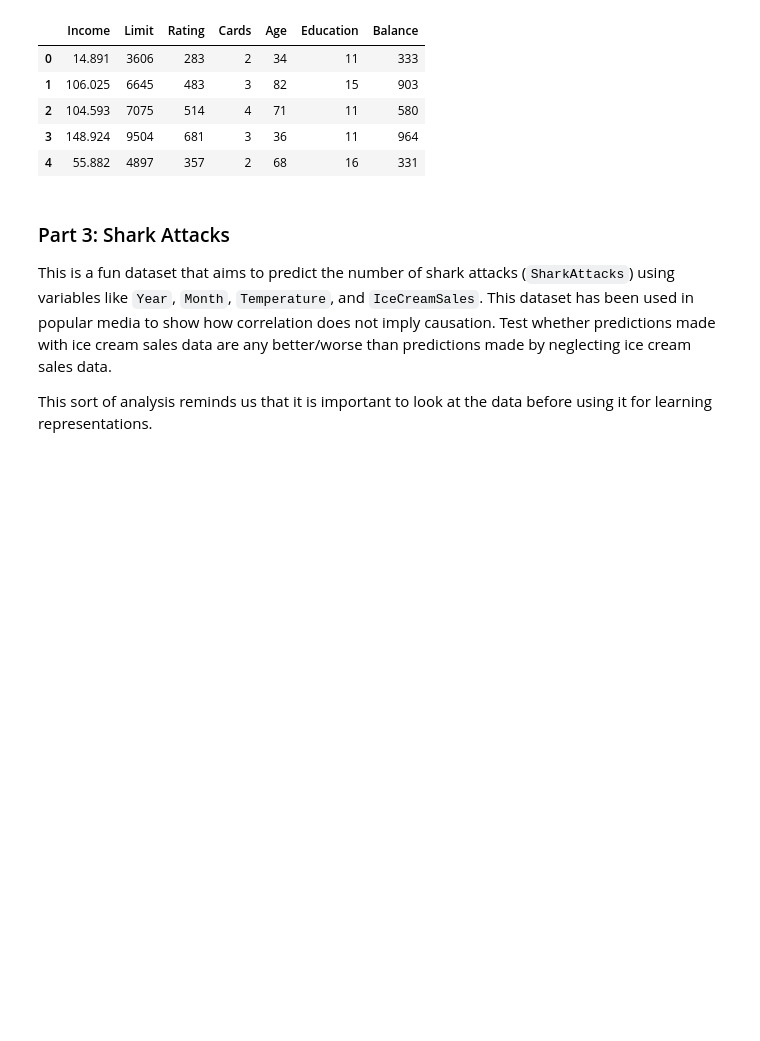
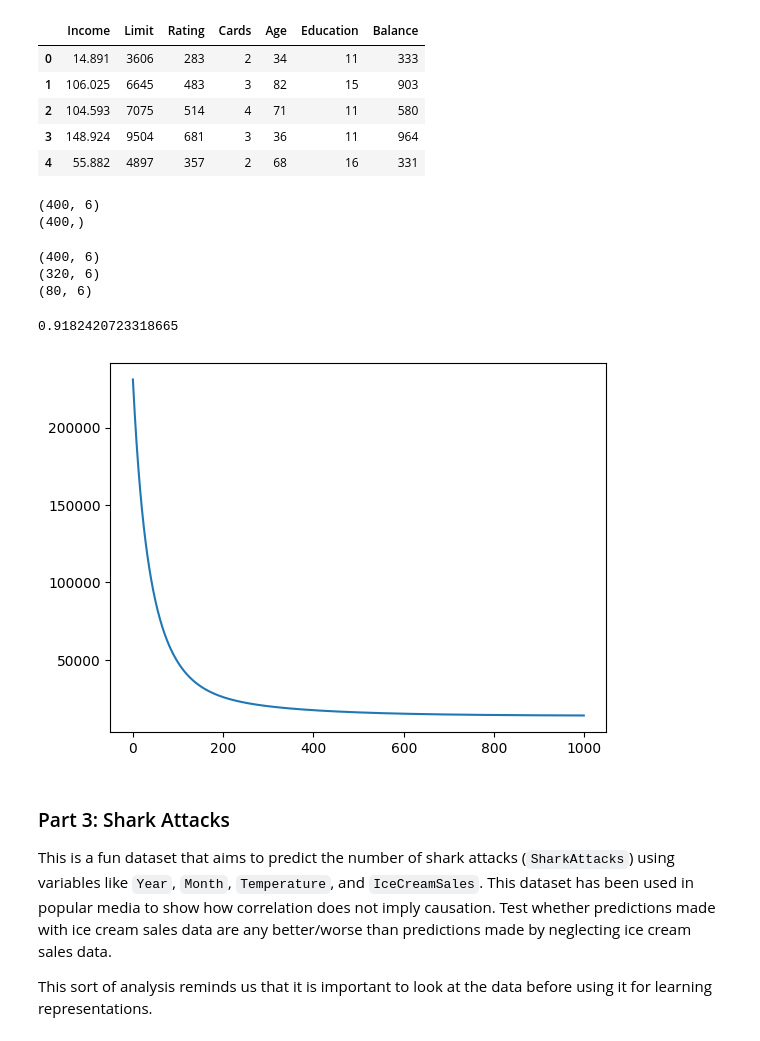
Before and after one commit to oops-moment/SMAI-SEM6, a Jupyter notebook: rollnumber_A1/rollnumber_A1_Q3/Q3.ipynb, the cells around one changed output. Cells and saved outputs as stored; diff of their text form; code cells hidden in the pictures; blank space fills up the shorter version.

```diff
--- a/rollnumber_A1/rollnumber_A1_Q3/Q3.ipynb
+++ b/rollnumber_A1/rollnumber_A1_Q3/Q3.ipynb
@@ -316,3 +351,35 @@ credit.head()
+# %%
+df = pd.read_csv('credit.csv')
+x= df.iloc[:, :-1].values
+y= df.iloc[:, -1].values
+print(x.shape)
+print(y.shape)
+# %% [output]
+(400, 6)
+(400,)
+# %%
+from sklearn.preprocessing import StandardScaler
+sc = StandardScaler()
+x = sc.fit_transform(x)
+print(x.shape)
+Xtrain, Xtest, ytrain, ytest = train_test_split(x, y, test_size=0.2, random_state=1234)
+print(Xtrain.shape)
+print(Xtest.shape)
+# %% [output]
+(400, 6)
+(320, 6)
+(80, 6)
+# %%
+model = MultipleLinearRegression( learning_rate = 0.01, iterations = 2000 )
+w,b,c= model.GradientDescent(Xtrain,ytrain,np.zeros(Xtrain.shape[1]),0,0.01,1000)
+plt.plot(c)
+y_pred = model.Predict(Xtest,w,b)
+# get the accuracy
+r2 = model.r2score(y_pred, ytest)
+print(r2)
+# %% [output]
+0.9182420723318665
+[figure, added]
 # %% [markdown]
 ### Part 3: Shark Attacks
 
```
Also changed, not shown: parts of 1 cell of this notebook.
